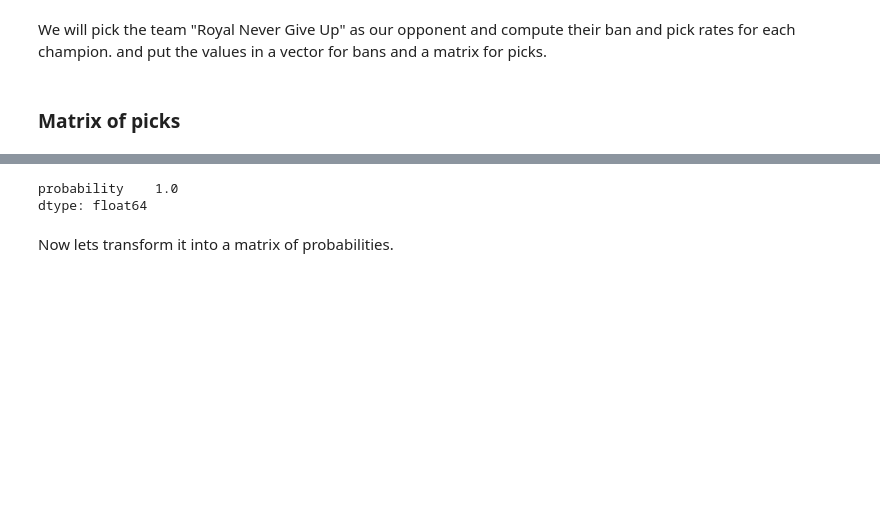
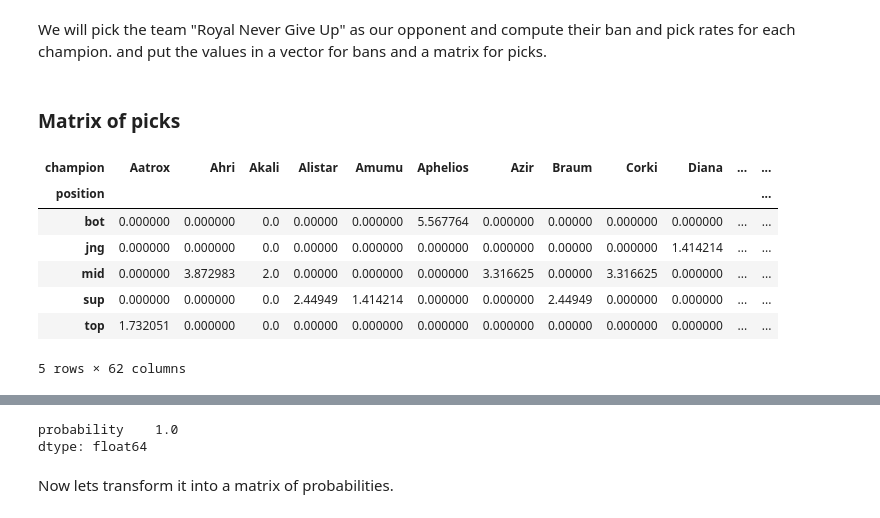
Before and after one commit to RyanLucas3/LO-Legends, a Jupyter notebook: Utility_Probability.ipynb, the cells around one changed output, grey strips where cells are left out. Saved outputs shown, nothing was run; the diff lists cells and outputs as text; code cells hidden in the pictures; blank space fills up the shorter version.

```diff
--- a/Utility_Probability.ipynb
+++ b/Utility_Probability.ipynb
@@ -194,6 +196,17 @@ We will pick the team "Royal Never Give Up" as our opponent and compute their ba
 ### Matrix of picks
 # %%
 df_rngu = data_2022[data_2022['teamname'] == 'Royal Never Give Up']
+# %%
+U_R
+# %% [output]
+| champion | Aatrox | Ahri | Akali | Alistar | Amumu | Aphelios | Azir | Braum | Corki | Diana | ... | ... |
+| position |  |  |  |  |  |  |  |  |  |  |  | ... |
+| bot | 0.000000 | 0.000000 | 0.0 | 0.00000 | 0.000000 | 5.567764 | 0.000000 | 0.00000 | 0.000000 | 0.000000 | ... | ... |
+| jng | 0.000000 | 0.000000 | 0.0 | 0.00000 | 0.000000 | 0.000000 | 0.000000 | 0.00000 | 0.000000 | 1.414214 | ... | ... |
+| mid | 0.000000 | 3.872983 | 2.0 | 0.00000 | 0.000000 | 0.000000 | 3.316625 | 0.00000 | 3.316625 | 0.000000 | ... | ... |
+| sup | 0.000000 | 0.000000 | 0.0 | 2.44949 | 1.414214 | 0.000000 | 0.000000 | 2.44949 | 0.000000 | 0.000000 | ... | ... |
+| top | 1.732051 | 0.000000 | 0.0 | 0.00000 | 0.000000 | 0.000000 | 0.000000 | 0.00000 | 0.000000 | 0.000000 | ... | ... |
+5 rows × 62 columns
 # %%
 # how many unique champion in RNGU by alphabetical order
 champions = list(U_R.columns)
```
Also changed, not shown: parts of 6 cells of this notebook, 43 other files.
